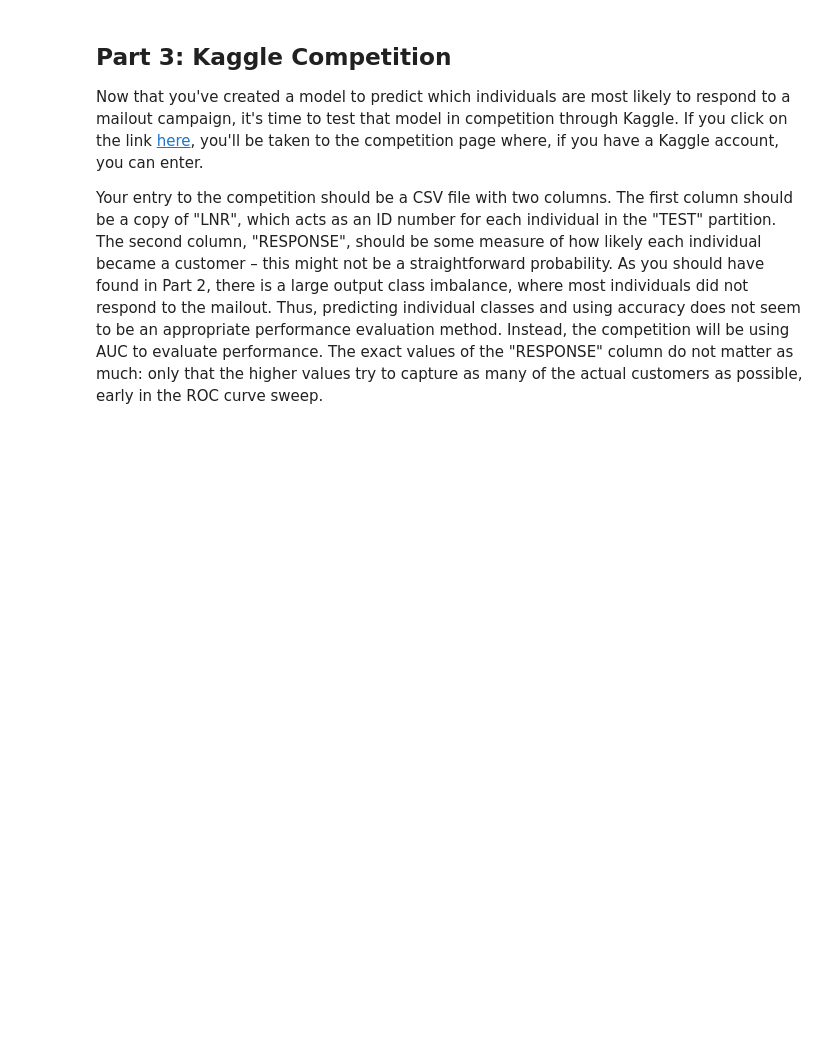
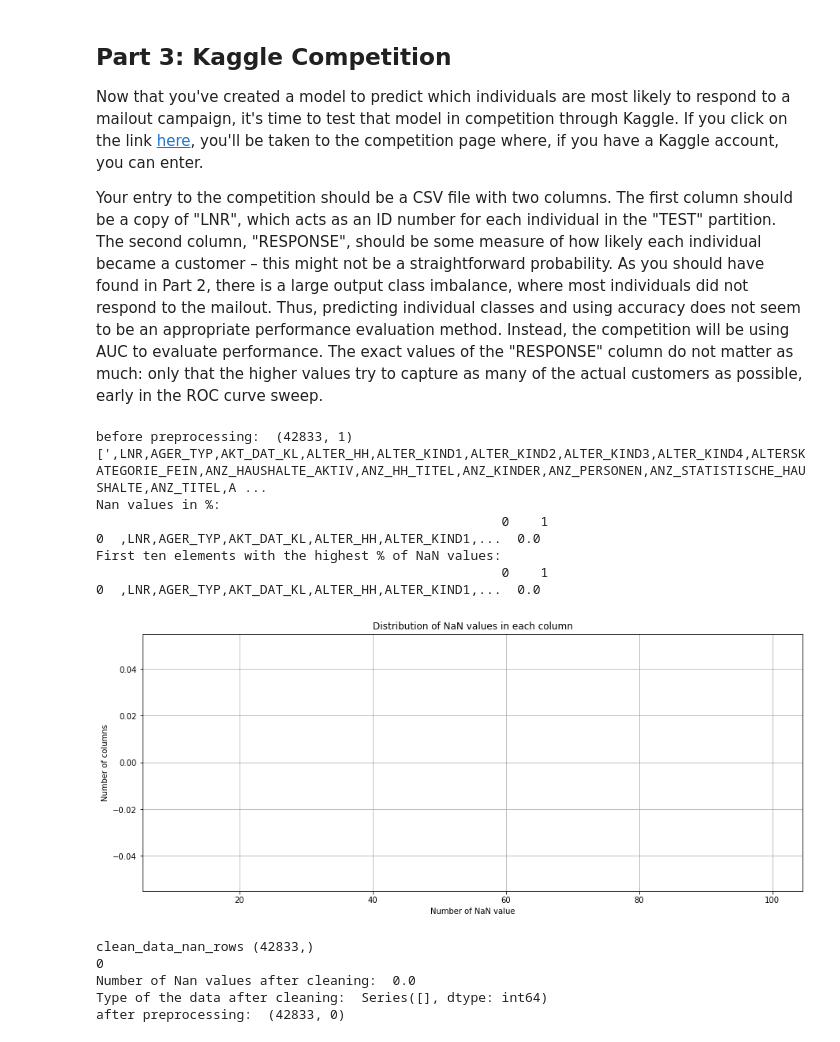
Before and after one commit to olghab/dataScienceCapstoneProject, a Jupyter notebook: Arvato Project Workbook.ipynb, the cells around one changed output. Cells and saved outputs as stored; diff of their text form; code cells hidden in the pictures; blank space fills up the shorter version.

```diff
--- a/Arvato Project Workbook.ipynb
+++ b/Arvato Project Workbook.ipynb
@@ -1218,5 +1226,27 @@ Now that you've created a model to predict which individuals are most likely to
 
 Your entry to the competition should be a CSV file with two columns. The first column should be a copy of "LNR", which acts as an ID number for each individual in the "TEST" partition. The second column, "RESPONSE", should be some measure of how likely each individual became a customer – this might not be a straightforward probability. As you should have found in Part 2, there is a large output class imbalance, where most individuals did not respond to the mailout. Thus, predicting individual classes and using accuracy does not seem to be an appropriate performance evaluation method. Instead, the competition will be using AUC to evaluate performance. The exact values of the "RESPONSE" column do not matter as much: only that the higher values try to capture as many of the actual customers as possible, early in the ROC curve sweep.
 # %%
-mailout_test = pd.read_csv('../../data/Term2/capstone/arvato_data/Udacity_MAILOUT_052018_TEST.csv', sep=';')
+#mailout_test = pd.read_csv('../../data/Term2/capstone/arvato_data/Udacity_MAILOUT_052018_TEST.csv', sep=';', low_memory=False)
+#mailout_test.to_csv("mailout_test.csv")
+mailout_test = pd.read_csv('data/mailout_test.csv', sep=';')
+# %%
+print('before preprocessing: ', mailout_test.shape)
+column_transformer = get_column_transformer(mailout_test)
+mailout_test_cleaned = clean_data(mailout_test, column_transformer, False)
+print('after preprocessing: ', mailout_test_cleaned.shape)
+# %% [output]
+before preprocessing:  (42833, 1)
+[',LNR,AGER_TYP,AKT_DAT_KL,ALTER_HH,ALTER_KIND1,ALTER_KIND2,ALTER_KIND3,ALTER_KIND4,ALTERSKATEGORIE_FEIN,ANZ_HAUSHALTE_AKTIV,ANZ_HH_TITEL,ANZ_KINDER,ANZ_PERSONEN,ANZ_STATISTISCHE_HAUSHALTE,ANZ_TITEL,A ...
+Nan values in %:
+                                                    0    1
+0  ,LNR,AGER_TYP,AKT_DAT_KL,ALTER_HH,ALTER_KIND1,...  0.0
+First ten elements with the highest % of NaN values:
+                                                    0    1
+0  ,LNR,AGER_TYP,AKT_DAT_KL,ALTER_HH,ALTER_KIND1,...  0.0
+[figure, added]
+clean_data_nan_rows (42833,)
+0
+Number of Nan values after cleaning:  0.0
+Type of the data after cleaning:  Series([], dtype: int64)
+after preprocessing:  (42833, 0)
 # %%
```
Also changed, not shown: parts of 8 cells of this notebook, 2 other files.
